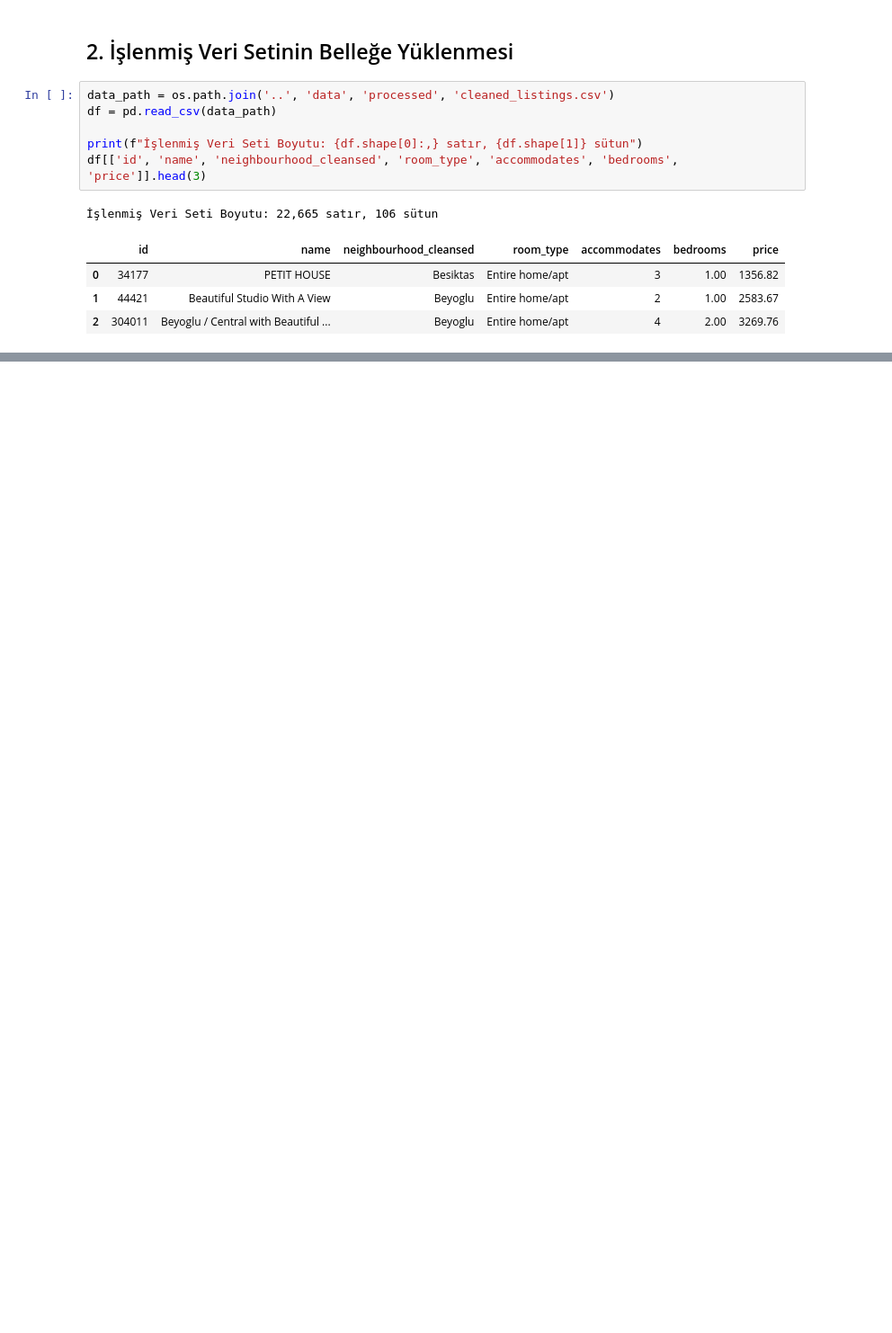
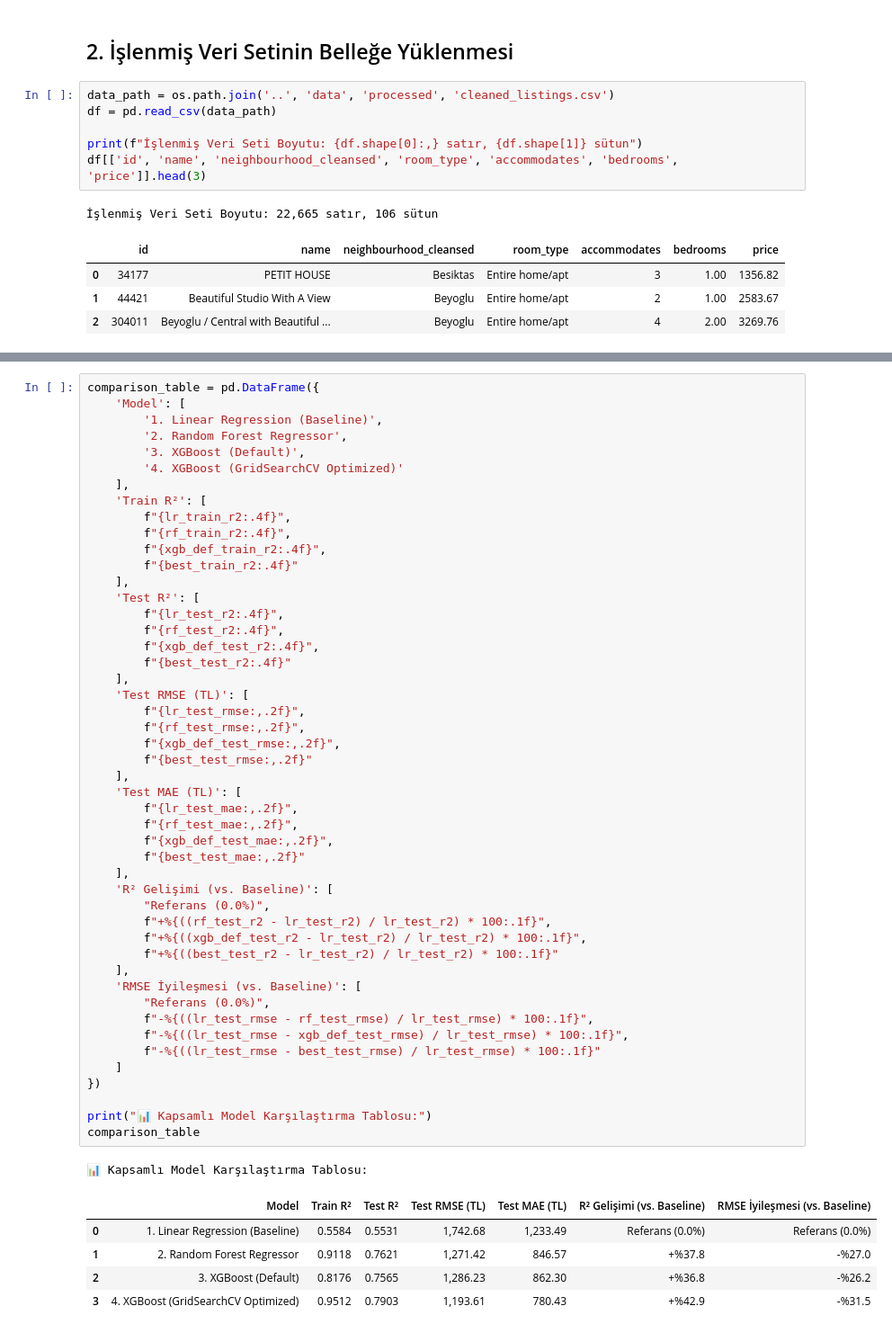
Before and after one commit to eminenazduran/SmartStay-AI, a Jupyter notebook: data_science/notebooks/03_price_prediction_model.ipynb, the cells around one changed output, grey strips where cells are left out. Shown at 90% size. Cells and saved outputs as stored; diff of their text form; blank space fills up the shorter version.

```diff
--- a/data_science/notebooks/03_price_prediction_model.ipynb
+++ b/data_science/notebooks/03_price_prediction_model.ipynb
@@ -248,0 +242,55 @@ Baseline Model Kaydedildi: ..\models\baseline_linear_regression.joblib
+# %%
+comparison_table = pd.DataFrame({
+    'Model': [
+        '1. Linear Regression (Baseline)',
+        '2. Random Forest Regressor',
+        '3. XGBoost (Default)',
+        '4. XGBoost (GridSearchCV Optimized)'
+    ],
+    'Train R²': [
+        f"{lr_train_r2:.4f}",
+        f"{rf_train_r2:.4f}",
+        f"{xgb_def_train_r2:.4f}",
+        f"{best_train_r2:.4f}"
+    ],
+    'Test R²': [
+        f"{lr_test_r2:.4f}",
+        f"{rf_test_r2:.4f}",
+        f"{xgb_def_test_r2:.4f}",
+        f"{best_test_r2:.4f}"
+    ],
+    'Test RMSE (TL)': [
+        f"{lr_test_rmse:,.2f}",
+        f"{rf_test_rmse:,.2f}",
+        f"{xgb_def_test_rmse:,.2f}",
+        f"{best_test_rmse:,.2f}"
+    ],
+    'Test MAE (TL)': [
+        f"{lr_test_mae:,.2f}",
+        f"{rf_test_mae:,.2f}",
+        f"{xgb_def_test_mae:,.2f}",
+        f"{best_test_mae:,.2f}"
+    ],
+    'R² Gelişimi (vs. Baseline)': [
+        "Referans (0.0%)",
+        f"+%{((rf_test_r2 - lr_test_r2) / lr_test_r2) * 100:.1f}",
+        f"+%{((xgb_def_test_r2 - lr_test_r2) / lr_test_r2) * 100:.1f}",
+        f"+%{((best_test_r2 - lr_test_r2) / lr_test_r2) * 100:.1f}"
+    ],
+    'RMSE İyileşmesi (vs. Baseline)': [
+        "Referans (0.0%)",
+        f"-%{((lr_test_rmse - rf_test_rmse) / lr_test_rmse) * 100:.1f}",
+        f"-%{((lr_test_rmse - xgb_def_test_rmse) / lr_test_rmse) * 100:.1f}",
+        f"-%{((lr_test_rmse - best_test_rmse) / lr_test_rmse) * 100:.1f}"
+    ]
+})
+
+print("📊 Kapsamlı Model Karşılaştırma Tablosu:")
+comparison_table
+# %% [output]
+📊 Kapsamlı Model Karşılaştırma Tablosu:
+|  | Model | Train R² | Test R² | Test RMSE (TL) | Test MAE (TL) | R² Gelişimi (vs. Baseline) | RMSE İyileşmesi (vs. Baseline) |
+| 0 | 1. Linear Regression (Baseline) | 0.5584 | 0.5531 | 1,742.68 | 1,233.49 | Referans (0.0%) | Referans (0.0%) |
+| 1 | 2. Random Forest Regressor | 0.9118 | 0.7621 | 1,271.42 | 846.57 | +%37.8 | -%27.0 |
+| 2 | 3. XGBoost (Default) | 0.8176 | 0.7565 | 1,286.23 | 862.30 | +%36.8 | -%26.2 |
+| 3 | 4. XGBoost (GridSearchCV Optimized) | 0.9512 | 0.7903 | 1,193.61 | 780.43 | +%42.9 | -%31.5 |
```
Also changed, not shown: parts of 38 cells of this notebook.
